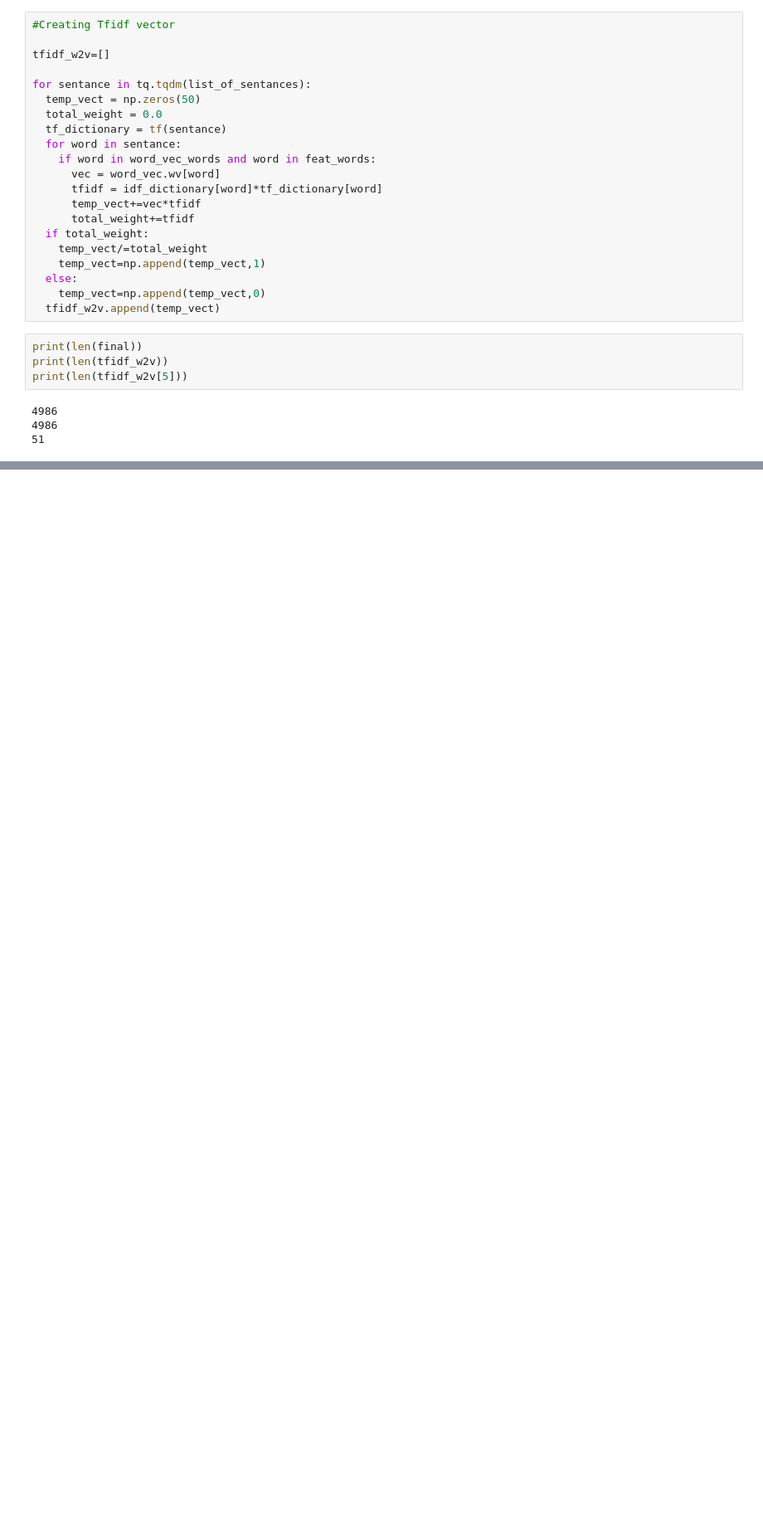
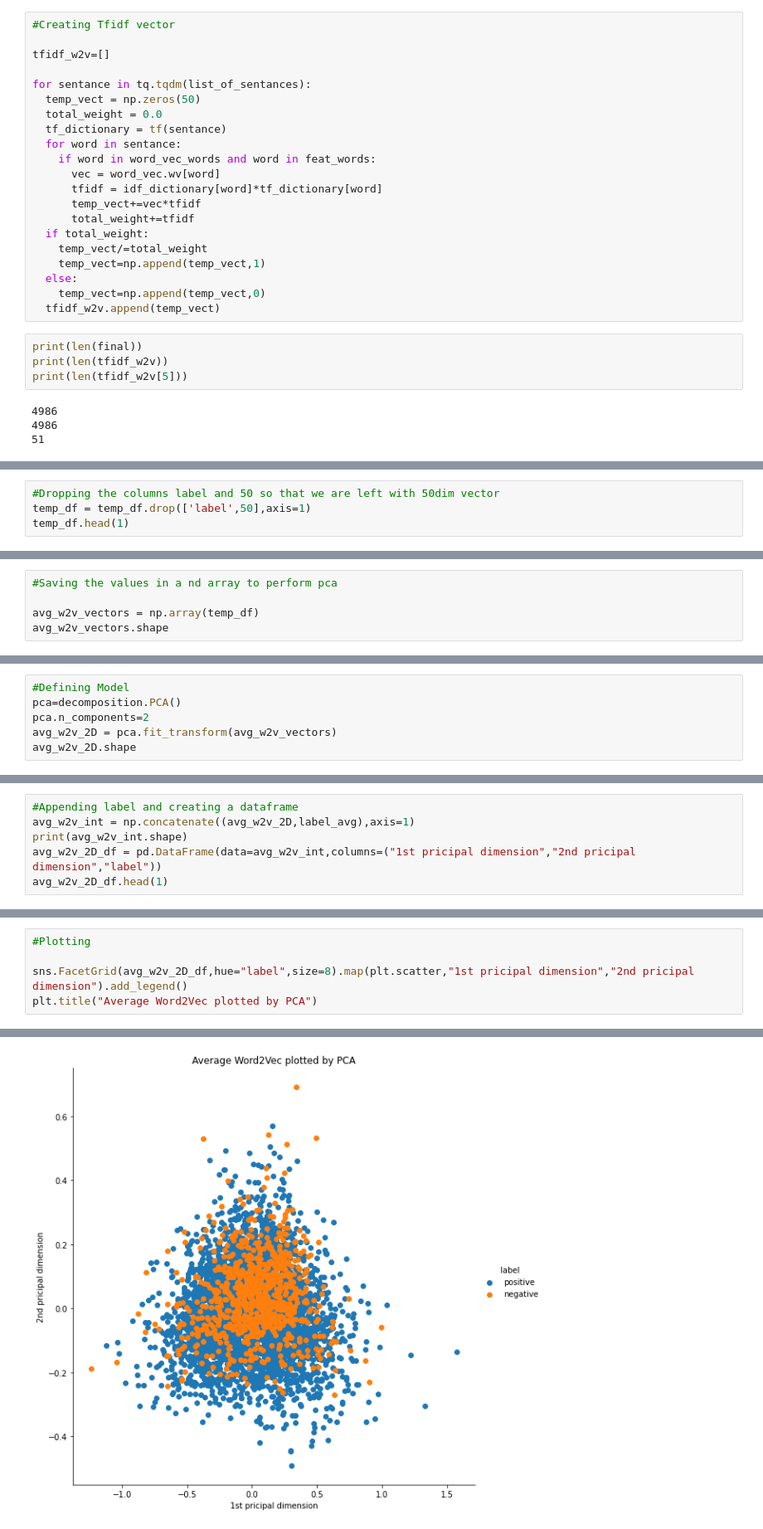
Before and after one commit to pSN0W/AI_Practice, a Jupyter notebook: T_SNE_on_Amazon_fine_food_review.ipynb, the cells around one changed output, grey strips where cells are left out. Shown at 83% size. Cells and saved outputs as stored; diff of their text form; blank space fills up the shorter version.

```diff
--- a/T_SNE_on_Amazon_fine_food_review.ipynb
+++ b/T_SNE_on_Amazon_fine_food_review.ipynb
@@ -387,0 +551,4 @@ print(len(tfidf_w2v[5]))
+# %%
+#Dropping the columns label and 50 so that we are left with 50dim vector
+temp_df = temp_df.drop(['label',50],axis=1)
+temp_df.head(1)
@@ -387,0 +562,5 @@ print(len(tfidf_w2v[5]))
+# %%
+#Saving the values in a nd array to perform pca
+
+avg_w2v_vectors = np.array(temp_df)
+avg_w2v_vectors.shape
@@ -387,0 +569,6 @@ print(len(tfidf_w2v[5]))
+# %%
+#Defining Model
+pca=decomposition.PCA()
+pca.n_components=2
+avg_w2v_2D = pca.fit_transform(avg_w2v_vectors)
+avg_w2v_2D.shape
@@ -387,0 +577,6 @@ print(len(tfidf_w2v[5]))
+# %%
+#Appending label and creating a dataframe
+avg_w2v_int = np.concatenate((avg_w2v_2D,label_avg),axis=1)
+print(avg_w2v_int.shape)
+avg_w2v_2D_df = pd.DataFrame(data=avg_w2v_int,columns=("1st pricipal dimension","2nd pricipal dimension","label"))
+avg_w2v_2D_df.head(1)
@@ -387,0 +587,6 @@ print(len(tfidf_w2v[5]))
+# %%
+#Plotting
+
+sns.FacetGrid(avg_w2v_2D_df,hue="label",size=8).map(plt.scatter,"1st pricipal dimension","2nd pricipal dimension").add_legend()
+plt.title("Average Word2Vec plotted by PCA")
+# %% [output]
@@ -387,0 +594 @@ print(len(tfidf_w2v[5]))
+[figure, added]
```
Also changed, not shown: parts of 55 cells of this notebook.
